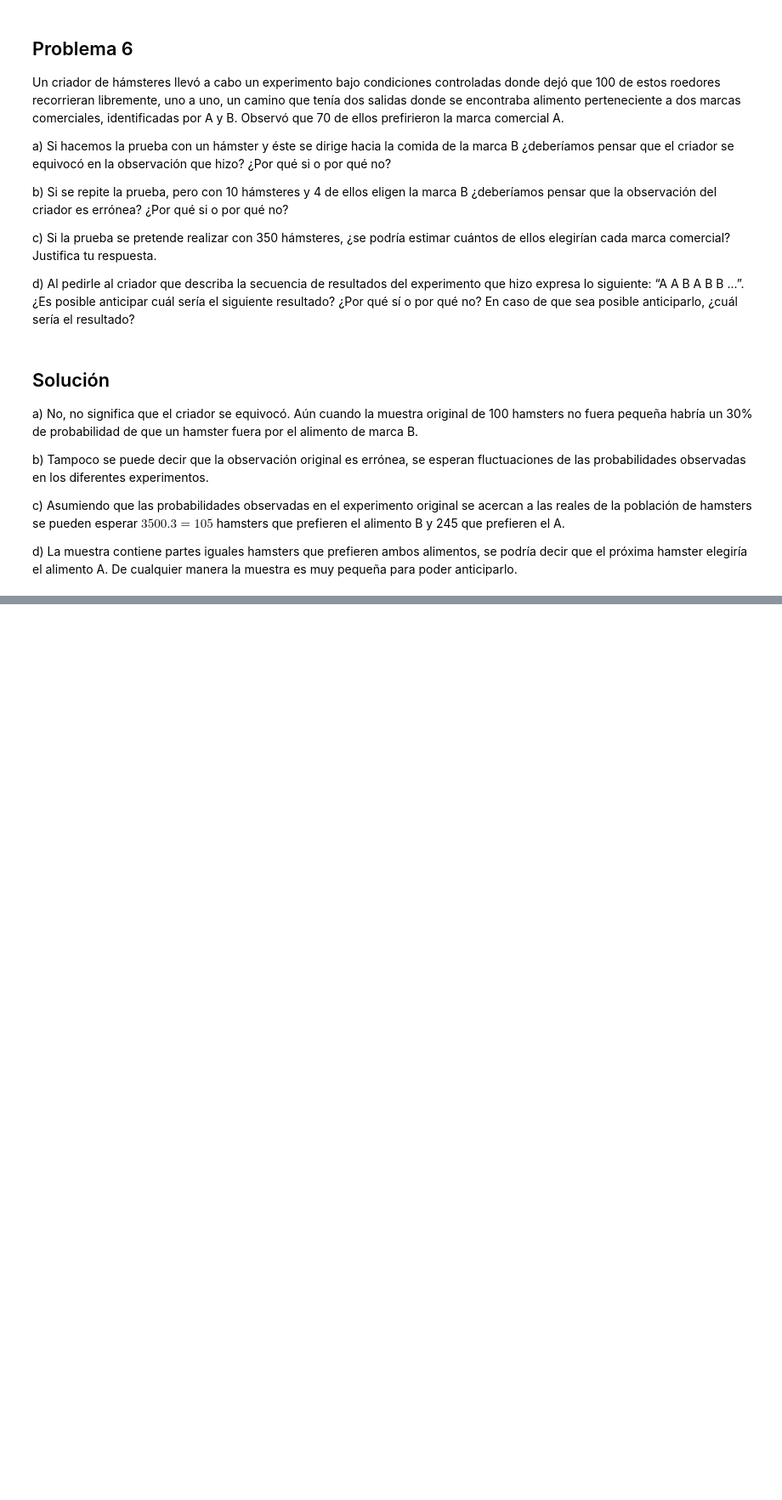
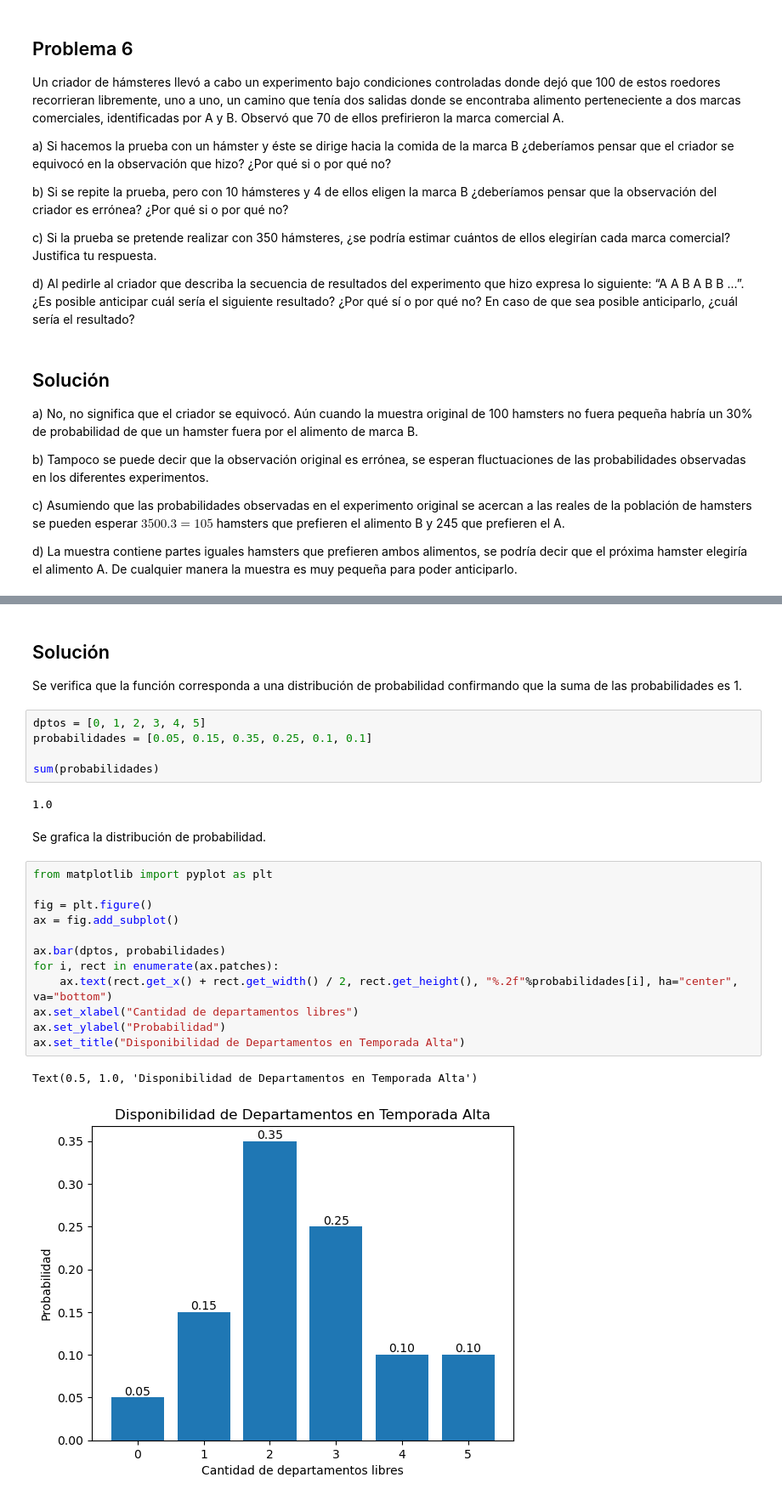
Before and after one commit to nadiasantillan/proba-notebooks, a Jupyter notebook: tp2.ipynb, the cells around one changed output, grey strips where cells are left out. Shown at 85% size. Saved outputs shown, nothing was run; the diff lists cells and outputs as text; blank space fills up the shorter version.

```diff
--- a/tp2.ipynb
+++ b/tp2.ipynb
@@ -272,0 +293,27 @@ d) La muestra contiene partes iguales hamsters que prefieren ambos alimentos, se
+# %% [markdown]
+## Solución
+Se verifica que la función corresponda a una distribución de probabilidad confirmando que la suma de las probabilidades es 1.
+# %%
+dptos = [0, 1, 2, 3, 4, 5]
+probabilidades = [0.05, 0.15, 0.35, 0.25, 0.1, 0.1]
+
+sum(probabilidades)
+# %% [output]
+1.0
+# %% [markdown]
+Se grafica la distribución de probabilidad.
+# %%
+from matplotlib import pyplot as plt
+
+fig = plt.figure()
+ax = fig.add_subplot()
+
+ax.bar(dptos, probabilidades)
+for i, rect in enumerate(ax.patches):
+    ax.text(rect.get_x() + rect.get_width() / 2, rect.get_height(), "%.2f"%probabilidades[i], ha="center", va="bottom")
+ax.set_xlabel("Cantidad de departamentos libres")
+ax.set_ylabel("Probabilidad")
+ax.set_title("Disponibilidad de Departamentos en Temporada Alta")
+# %% [output]
+Text(0.5, 1.0, 'Disponibilidad de Departamentos en Temporada Alta')
+[figure, added]
```
Also changed, not shown: parts of 4 cells of this notebook.
